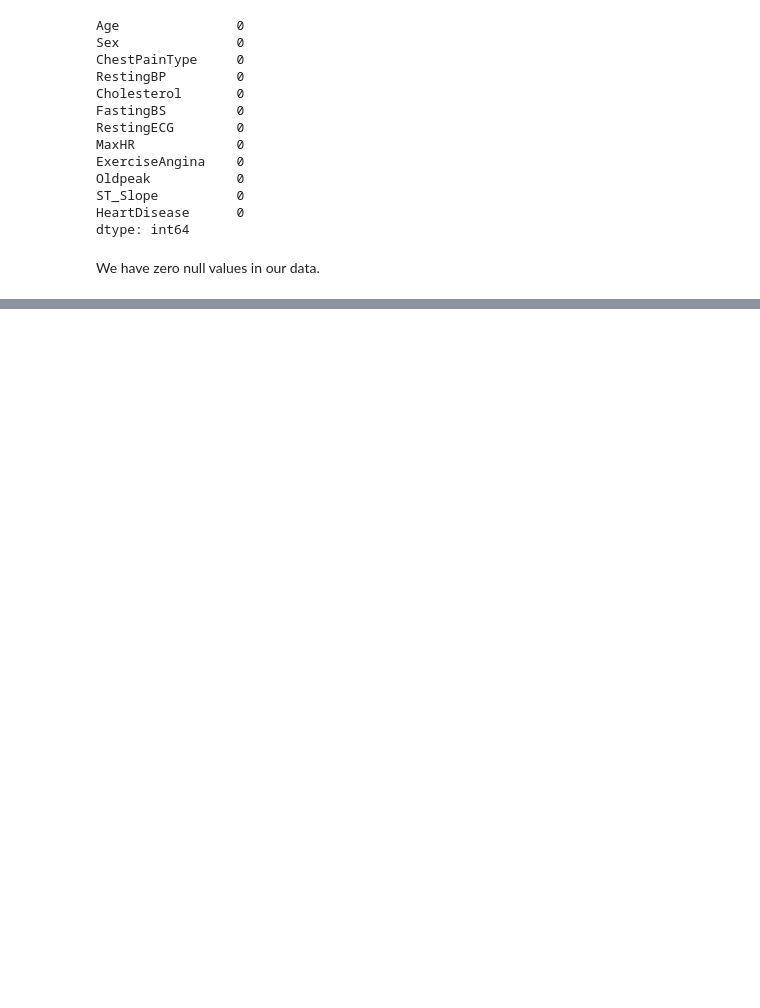
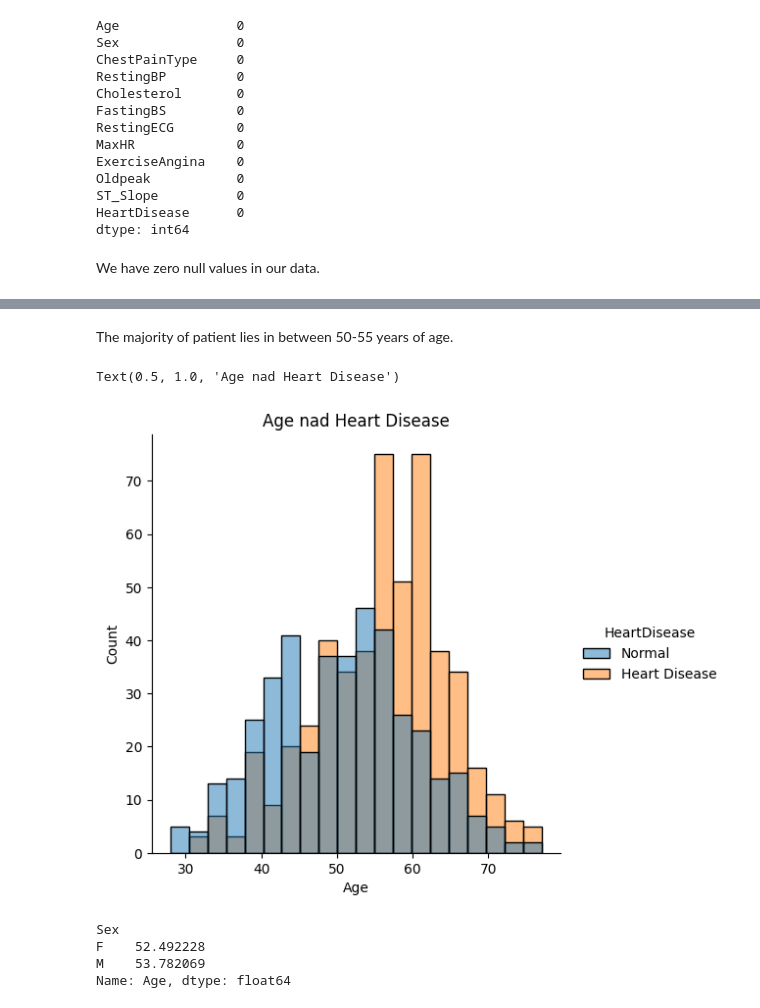
Before and after one commit to D-Rasheed/Heart-Disease-Prediction-Using-Machine-Learning, a Jupyter notebook: Heart_disease_prediction.ipynb, the cells around one changed output, grey strips where cells are left out. Saved outputs shown, nothing was run; the diff lists cells and outputs as text; code cells hidden in the pictures; blank space fills up the shorter version.

```diff
--- a/Heart_disease_prediction.ipynb
+++ b/Heart_disease_prediction.ipynb
@@ -71,0 +93,15 @@ AttributeError: 'DataFrame' object has no attribute 'unique'
+# %% [markdown]
+The majority of patient lies in between 50-55 years of age.
+# %%
+sns.displot(data=df,x='Age',hue='HeartDisease',bins=20)
+plt.title('Age nad Heart Disease')
+# %% [output]
+Text(0.5, 1.0, 'Age nad Heart Disease')
+[figure, added]
+# %%
+df.groupby('Sex')['Age'].mean()
+# %% [output]
+Sex
+F    52.492228
+M    53.782069
+Name: Age, dtype: float64
```
Also changed, not shown: parts of 21 cells of this notebook.
